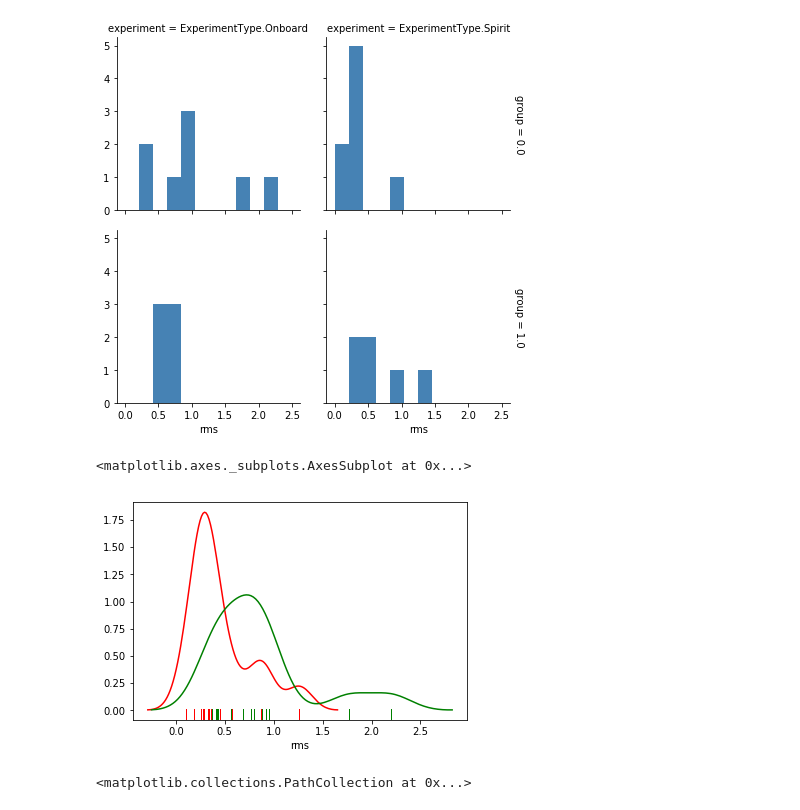
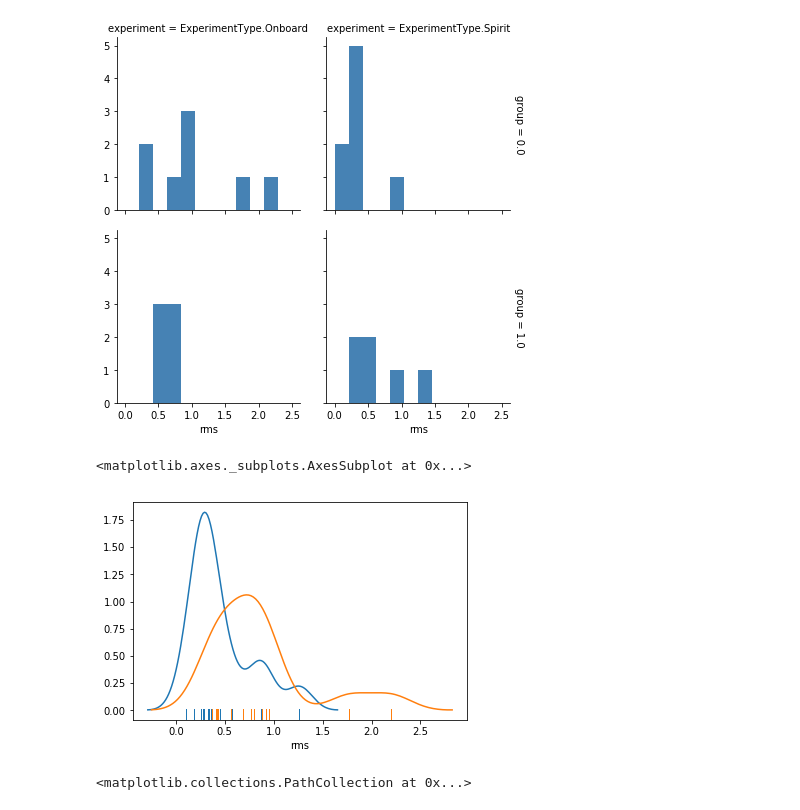
Before and after one commit to ahermassi/spirit, a Jupyter notebook: analysis/Analysis_Py3.ipynb, the cells around one changed output. Saved outputs shown, nothing was run; the diff lists cells and outputs as text; code cells hidden in the pictures.

```diff
--- a/analysis/Analysis_Py3.ipynb
+++ b/analysis/Analysis_Py3.ipynb
@@ -267,7 +267,7 @@ plt.plot(results.yn, results.z)
 [figure]
 # %%
 analyses["group"] = analyses.user % 2
-analyses["order"] = [1, 2, 3, 4]*7
+analyses["order"] = [1, 2, 3, 4]*(len(analyses)//4)
 results["group"] = results.user % 2
 results["distance"] = distance(results, TARGET)
 results["order"] = (((results.run.diff(1) != 0) | (results.user.diff(1) != 0)).astype('int').cumsum() - 1) % 4 + 1
@@ -608,11 +615,11 @@ g.map(plt.hist, "rms", color="steelblue", bins=bins, lw=0)
 <seaborn.axisgrid.FacetGrid at 0x...>
 [figure]
 # %%
-sns.distplot(analyses[analyses.experiment == ExperimentType.Spirit].rms, hist=False, rug=True, color="r")
-sns.distplot(analyses[analyses.experiment == ExperimentType.Onboard].rms, hist=False, rug=True, color="g")
+sns.distplot(analyses[analyses.experiment == ExperimentType.Spirit].rms, hist=False, rug=True, color="C0")
+sns.distplot(analyses[analyses.experiment == ExperimentType.Onboard].rms, hist=False, rug=True, color="C1")
 # %% [output]
 <matplotlib.axes._subplots.AxesSubplot at 0x...>
-[figure, old version]
+[figure, new version]
 # %%
 f, axes = plt.subplots(1, 2, figsize=(8, 8), sharex=True, sharey=True)
 axes[0].set_aspect("equal")
```
Also changed, not shown: parts of 37 cells of this notebook, 2 other files.
